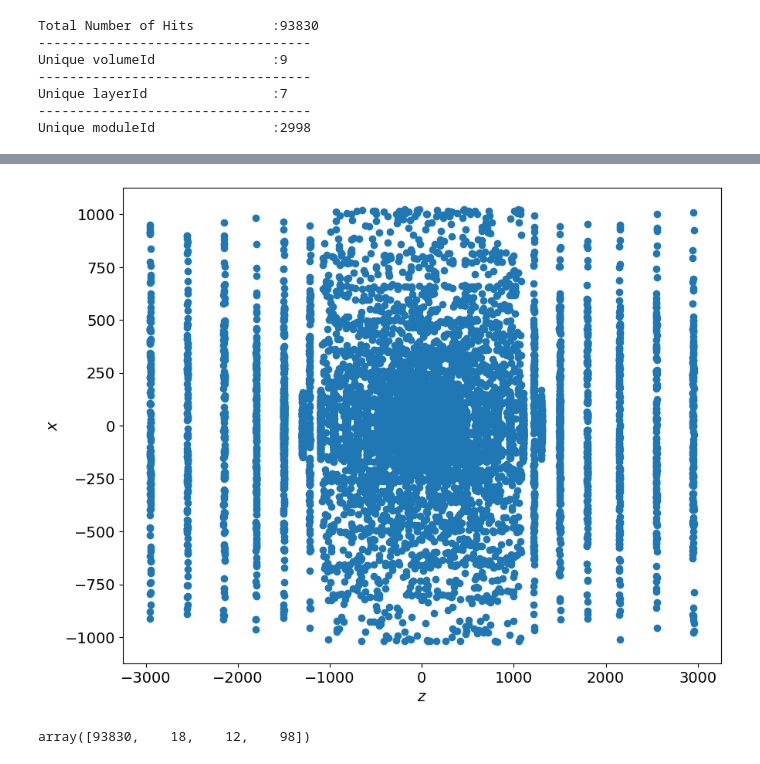
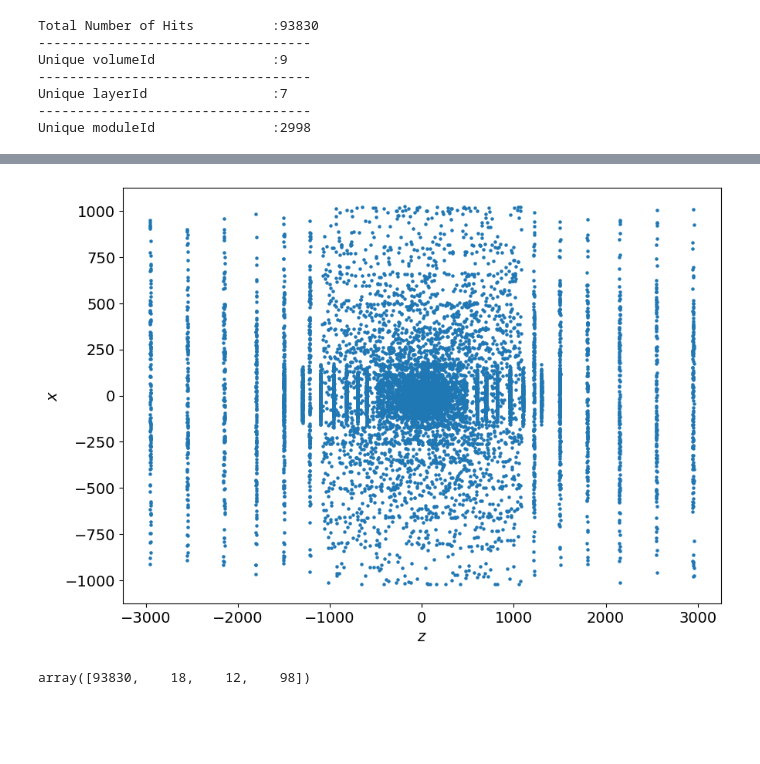
Before and after one commit to Ashmit0/TrackML-Particle-Tracking, a Jupyter notebook: Notebooks/EDA.ipynb, the cells around one changed output, grey strips where cells are left out. Saved outputs shown, nothing was run; the diff lists cells and outputs as text; code cells hidden in the pictures; blank space fills up the shorter version.

```diff
--- a/Notebooks/EDA.ipynb
+++ b/Notebooks/EDA.ipynb
@@ -18,7 +18,7 @@ np.random.seed( 41 )
 # set default params for matplotlib :
 plt.rcParams['font.size'] = 14
 plt.rcParams['lines.linewidth'] = 2
-plt.rcParams["figure.figsize"] = (10,8)
+plt.rcParams["figure.figsize"] = (10,7)
 # %% [markdown]
 For the purpose of EDA we will only look at a small section of (100 events) of the training data.
 
@@ -107,9 +108,9 @@ plt.ylabel(r'$y$');
 # %%
-plt.scatter( z[idx] , x[idx] )
+plt.scatter( z[idx] , x[idx] , s = 5   )
 plt.xlabel(r'$z$')
 plt.ylabel(r'$x$');
 # %% [output]
-[figure, old version]
+[figure, new version]
 # %%
 x = hits.to_numpy(dtype = int)[: ,[0,*list(range(4,7))]]
 x[-1]
```
Also changed, not shown: parts of 10 cells of this notebook.
